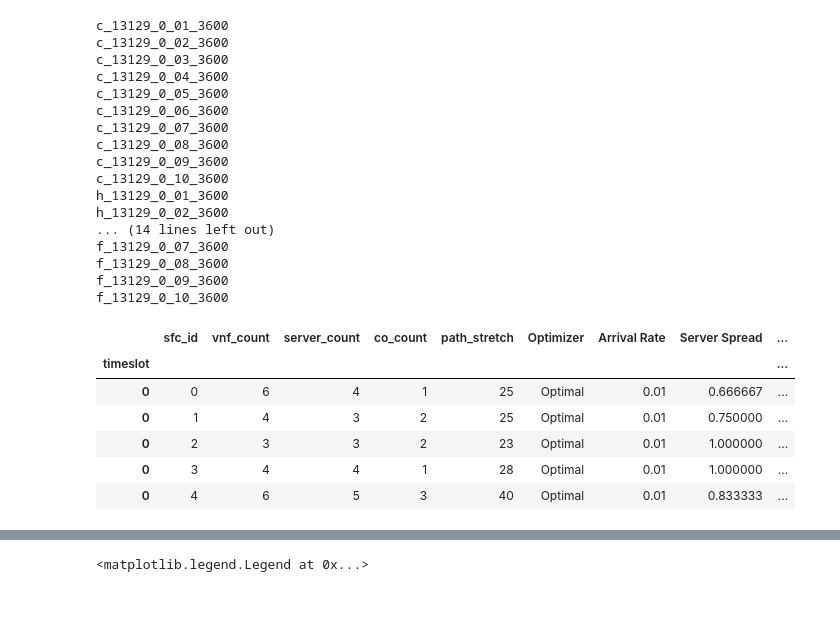
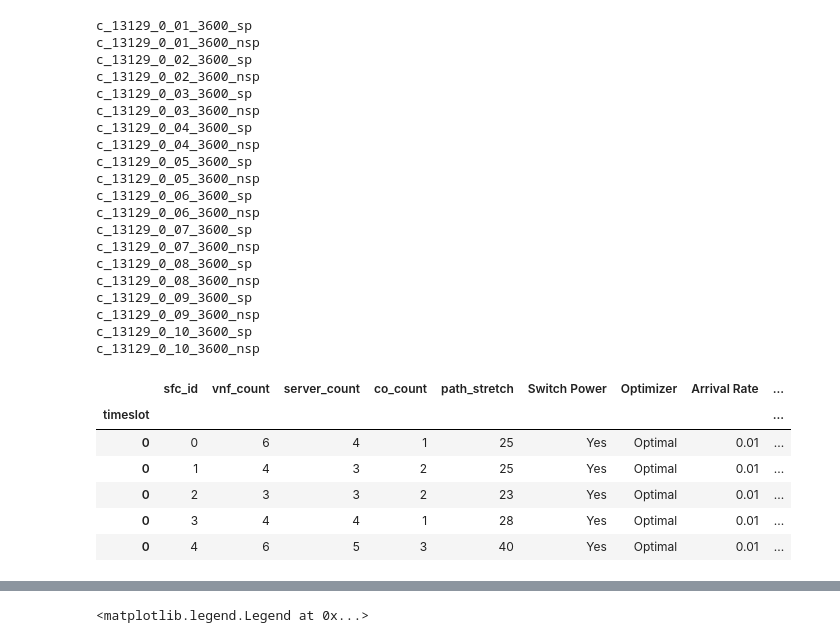
Before and after one commit to mfbari/esso, a Jupyter notebook: plots/plot_server_and_co_spread.ipynb, the cells around one changed output, grey strips where cells are left out. Drawn from its saved outputs; the diff is of its cells as text; code cells hidden in the pictures; blank space fills up the shorter version.

```diff
--- a/plots/plot_server_and_co_spread.ipynb
+++ b/plots/plot_server_and_co_spread.ipynb
@@ -17,44 +15,61 @@ pd.read_csv?
 # %%
+# _2 is for normal case
+# _3 is for when switch power is not considered
+
 as_number = '13129'
 sfc_duration = '3600'
-opt_name = {'c':'Optimal', 'h':'Tabu Search', 'f':'First Fit'}
-for opt in ['c', 'h', 'f']:
+opt_name = {'c':'Optimal'}#, 'h':'Tabu Search', 'f':'First Fit'}
+for opt in opt_name.keys():
     for ar in range(1, 11):
         arrival_rate = '{:4.2f}'.format(ar*0.01)
         run_id = opt + '_' + as_number + '_' + arrival_rate + '_' + sfc_duration
-        df_id = run_id.replace('.', '_')
-        exec(df_id + '_df = pd.read_csv(' + '"../runs/' + run_id + '_2/sfc_data.csv' + '", index_col="timeslot")' )
+        df_id = run_id.replace('.', '_') + '_sp' # with switch power
+        exec(df_id + '_df = pd.read_csv(' + '"server_nfvpod_spread_data/' + run_id + '_2/sfc_data.csv' + '", index_col="timeslot")' )
         exec('df_dir["' + df_id + '"] = ' + df_id + '_df')
+        df_dir[df_id]['Switch Power'] = 'Yes'
         df_dir[df_id]['Optimizer'] = opt_name[opt]
         df_dir[df_id]['Arrival Rate'] = arrival_rate
         df_dir[df_id]['Server Spread'] = df_dir[df_id]['server_count'] / df_dir[df_id]['vnf_count']
         df_dir[df_id]['NFV-POD Spread'] = df_dir[df_id]['co_count'] / df_dir[df_id]['vnf_count']
         print(df_id)
+
+        df_id = run_id.replace('.', '_') + '_nsp' # without switch power
+        exec(df_id + '_df = pd.read_csv(' + '"server_nfvpod_spread_data/' + run_id + '_3/sfc_data.csv' + '", index_col="timeslot")' )
+        exec('df_dir["' + df_id + '"] = ' + df_id + '_df')
+        df_dir[df_id]['Switch Power'] = 'No'
+        df_dir[df_id]['Optimizer'] = opt_name[opt]
+        df_dir[df_id]['Arrival Rate'] = arrival_rate
+        df_dir[df_id]['Server Spread'] = df_dir[df_id]['server_count'] / df_dir[df_id]['vnf_count']
+        df_dir[df_id]['NFV-POD Spread'] = df_dir[df_id]['co_count'] / df_dir[df_id]['vnf_count']
+        print(df_id)
 # %% [output]
-c_13129_0_01_3600
-c_13129_0_02_3600
-c_13129_0_03_3600
-c_13129_0_04_3600
-c_13129_0_05_3600
-c_13129_0_06_3600
-c_13129_0_07_3600
-c_13129_0_08_3600
-c_13129_0_09_3600
-c_13129_0_10_3600
-h_13129_0_01_3600
-h_13129_0_02_3600
-... (14 lines left out)
-f_13129_0_07_3600
-f_13129_0_08_3600
-f_13129_0_09_3600
-f_13129_0_10_3600
+c_13129_0_01_3600_sp
+c_13129_0_01_3600_nsp
+c_13129_0_02_3600_sp
+c_13129_0_02_3600_nsp
+c_13129_0_03_3600_sp
+c_13129_0_03_3600_nsp
+c_13129_0_04_3600_sp
+c_13129_0_04_3600_nsp
+c_13129_0_05_3600_sp
+c_13129_0_05_3600_nsp
+c_13129_0_06_3600_sp
+c_13129_0_06_3600_nsp
+c_13129_0_07_3600_sp
+c_13129_0_07_3600_nsp
+c_13129_0_08_3600_sp
+c_13129_0_08_3600_nsp
+c_13129_0_09_3600_sp
+c_13129_0_09_3600_nsp
+c_13129_0_10_3600_sp
+c_13129_0_10_3600_nsp
 # %%
-df_dir['c_13129_0_01_3600'].head()
+df_dir['c_13129_0_01_3600_sp'].head()
 # %% [output]
-|  | sfc_id | vnf_count | server_count | co_count | path_stretch | Optimizer | Arrival Rate | Server Spread | ... |
+|  | sfc_id | vnf_count | server_count | co_count | path_stretch | Switch Power | Optimizer | Arrival Rate | ... |
 | timeslot |  |  |  |  |  |  |  |  | ... |
-| 0 | 0 | 6 | 4 | 1 | 25 | Optimal | 0.01 | 0.666667 | ... |
-| 0 | 1 | 4 | 3 | 2 | 25 | Optimal | 0.01 | 0.750000 | ... |
-| 0 | 2 | 3 | 3 | 2 | 23 | Optimal | 0.01 | 1.000000 | ... |
-| 0 | 3 | 4 | 4 | 1 | 28 | Optimal | 0.01 | 1.000000 | ... |
-| 0 | 4 | 6 | 5 | 3 | 40 | Optimal | 0.01 | 0.833333 | ... |
+| 0 | 0 | 6 | 4 | 1 | 25 | Yes | Optimal | 0.01 | ... |
+| 0 | 1 | 4 | 3 | 2 | 25 | Yes | Optimal | 0.01 | ... |
+| 0 | 2 | 3 | 3 | 2 | 23 | Yes | Optimal | 0.01 | ... |
+| 0 | 3 | 4 | 4 | 1 | 28 | Yes | Optimal | 0.01 | ... |
+| 0 | 4 | 6 | 5 | 3 | 40 | Yes | Optimal | 0.01 | ... |
```
Also changed, not shown: parts of 10 cells of this notebook.
